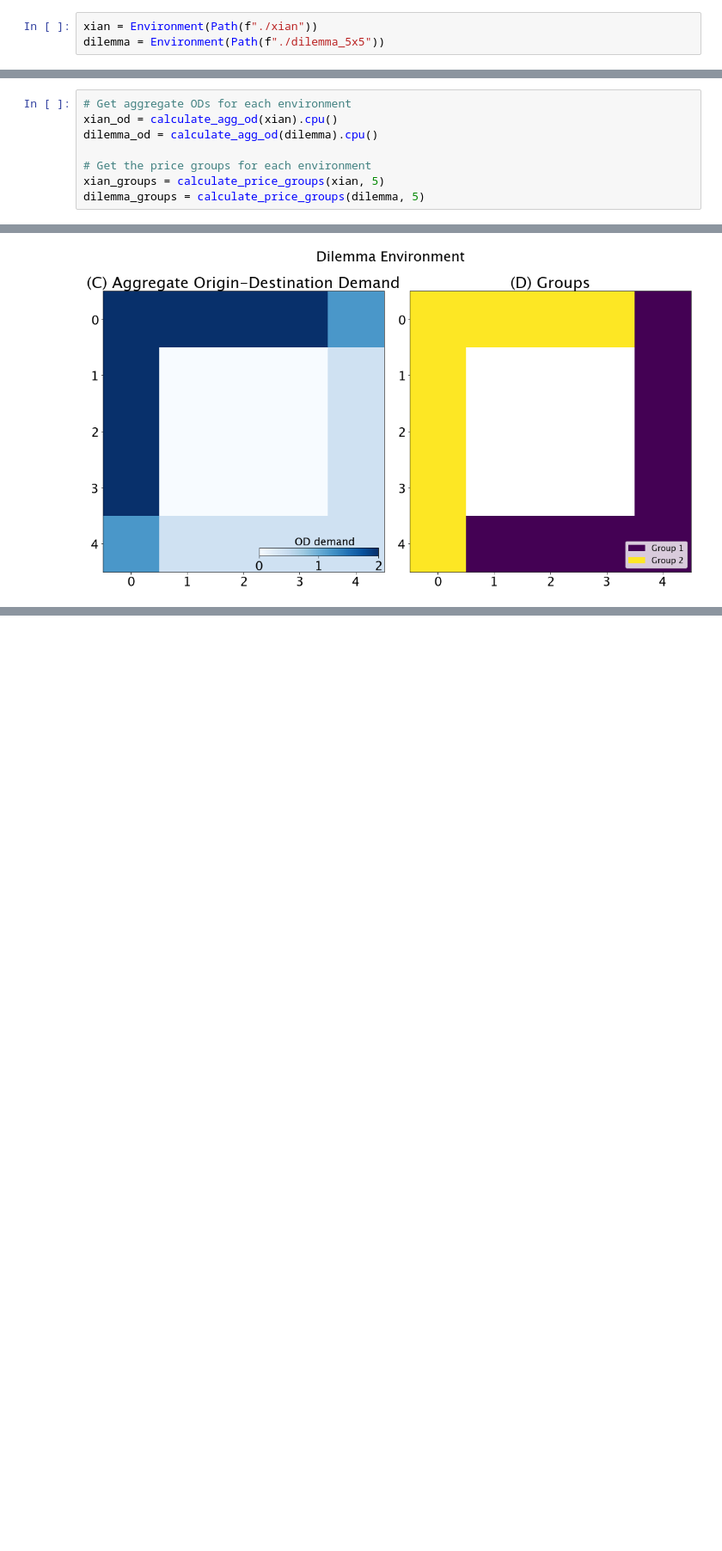
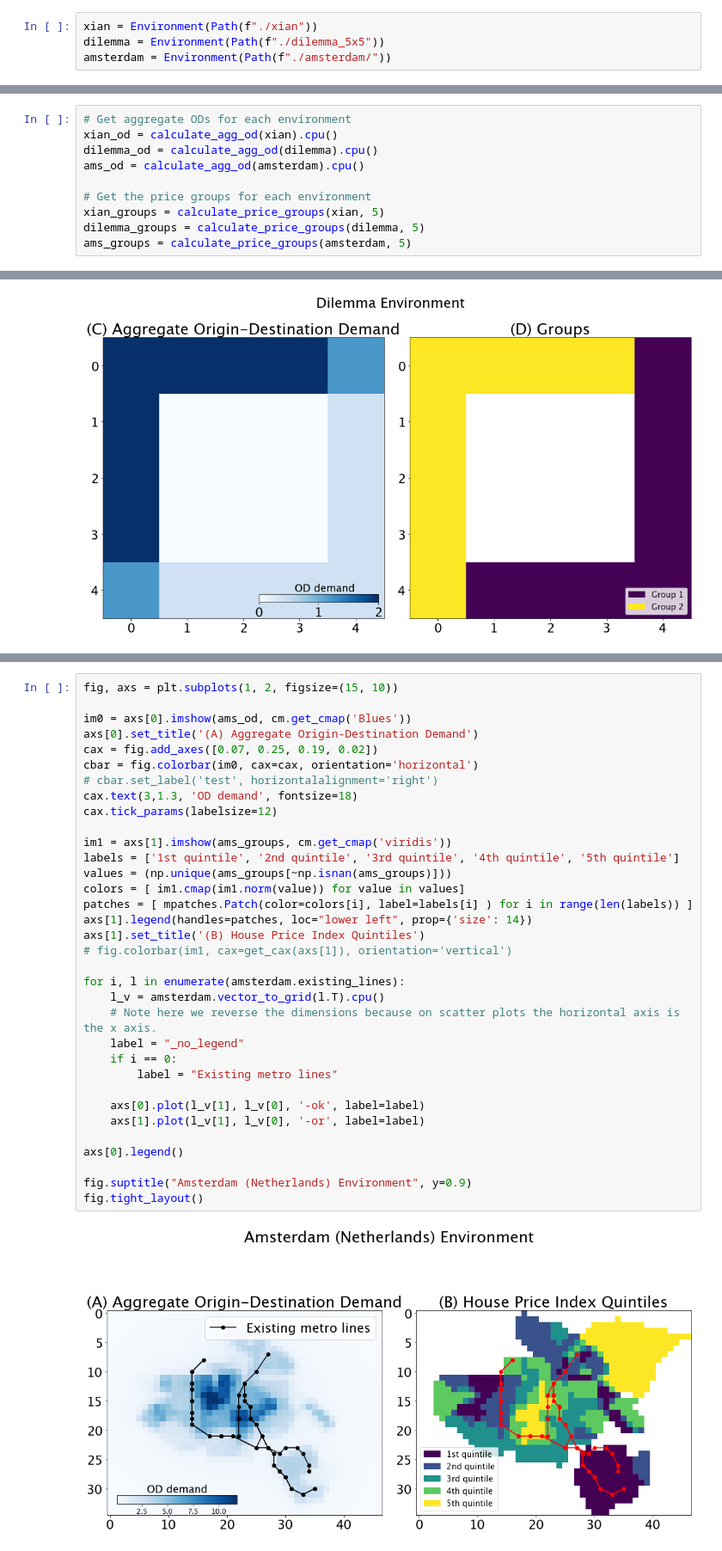
Before and after one commit to dimichai/fair-network-expansion, a Jupyter notebook: environments/plotter.ipynb, the cells around one changed output, grey strips where cells are left out. Shown at 86% size. Drawn from its saved outputs; the diff is of its cells as text; blank space fills up the shorter version.

```diff
--- a/environments/plotter.ipynb
+++ b/environments/plotter.ipynb
@@ -20,6 +20,7 @@ plt.rcParams.update({'font.size': 22})
 # %%
 xian = Environment(Path(f"./xian"))
 dilemma = Environment(Path(f"./dilemma_5x5"))
+amsterdam = Environment(Path(f"./amsterdam/"))
 # %%
 def calculate_agg_od(environment):
     """Calculate aggregate origin-destination flow matrix for each grid square of the given environment.
@@ -53,10 +54,12 @@ def calculate_price_groups(environment, bins):
 # Get aggregate ODs for each environment
 xian_od = calculate_agg_od(xian).cpu()
 dilemma_od = calculate_agg_od(dilemma).cpu()
+ams_od = calculate_agg_od(amsterdam).cpu()
 
 # Get the price groups for each environment
 xian_groups = calculate_price_groups(xian, 5)
 dilemma_groups = calculate_price_groups(dilemma, 5)
+ams_groups = calculate_price_groups(amsterdam, 5)
 # %%
 # def get_cax(ax):
 #     divider = make_axes_locatable(ax)
@@ -135,0 +124,36 @@ fig.tight_layout()
+# %%
+fig, axs = plt.subplots(1, 2, figsize=(15, 10))
+
+im0 = axs[0].imshow(ams_od, cm.get_cmap('Blues'))
+axs[0].set_title('(A) Aggregate Origin-Destination Demand')
+cax = fig.add_axes([0.07, 0.25, 0.19, 0.02])
+cbar = fig.colorbar(im0, cax=cax, orientation='horizontal')
+# cbar.set_label('test', horizontalalignment='right')
+cax.text(3,1.3, 'OD demand', fontsize=18)
+cax.tick_params(labelsize=12)
+
+im1 = axs[1].imshow(ams_groups, cm.get_cmap('viridis'))
+labels = ['1st quintile', '2nd quintile', '3rd quintile', '4th quintile', '5th quintile']
+values = (np.unique(ams_groups[~np.isnan(ams_groups)]))
+colors = [ im1.cmap(im1.norm(value)) for value in values]
+patches = [ mpatches.Patch(color=colors[i], label=labels[i] ) for i in range(len(labels)) ]
+axs[1].legend(handles=patches, loc="lower left", prop={'size': 14})
+axs[1].set_title('(B) House Price Index Quintiles')
+# fig.colorbar(im1, cax=get_cax(axs[1]), orientation='vertical')
+
+for i, l in enumerate(amsterdam.existing_lines):
+    l_v = amsterdam.vector_to_grid(l.T).cpu()
+    # Note here we reverse the dimensions because on scatter plots the horizontal axis is the x axis.
+    label = "_no_legend"
+    if i == 0:
+        label = "Existing metro lines"
+
+    axs[0].plot(l_v[1], l_v[0], '-ok', label=label)
+    axs[1].plot(l_v[1], l_v[0], '-or', label=label)
+
+axs[0].legend()
+
+fig.suptitle("Amsterdam (Netherlands) Environment", y=0.9)
+fig.tight_layout()
+# %% [output]
+[figure, added]
```
Also changed, not shown: parts of 3 cells of this notebook, 3 other files.
